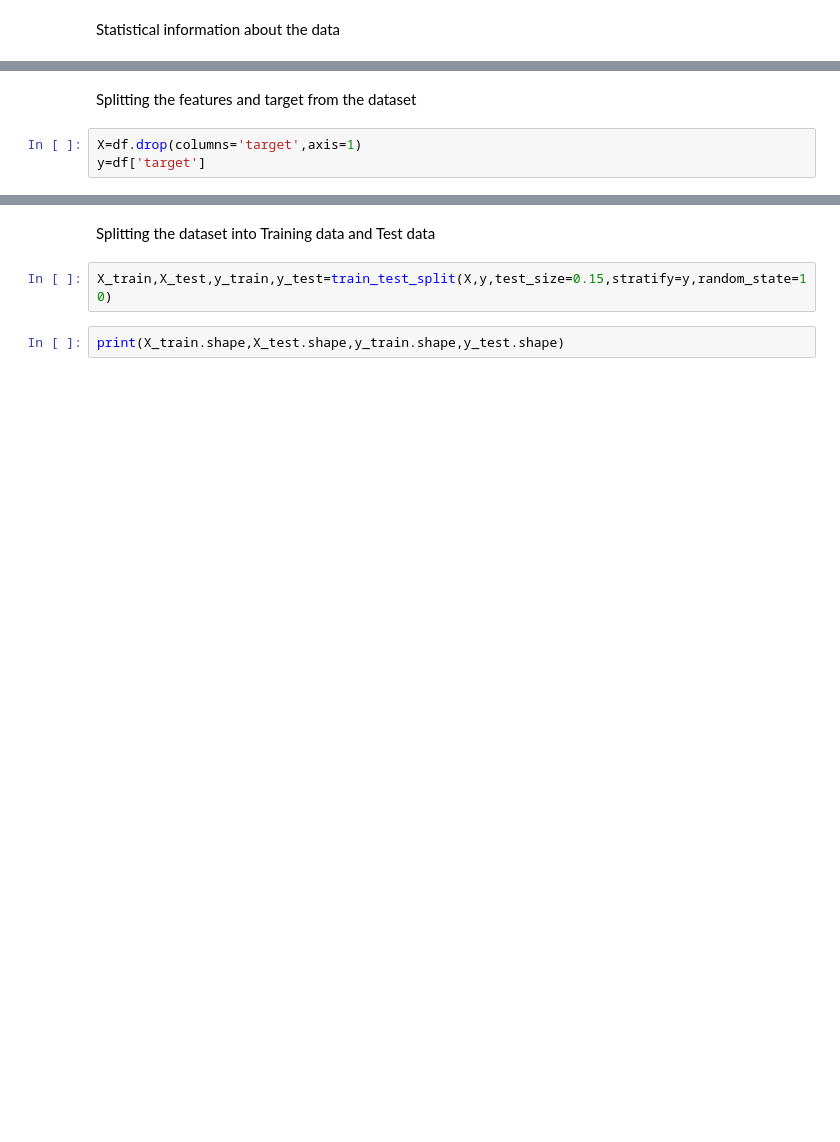
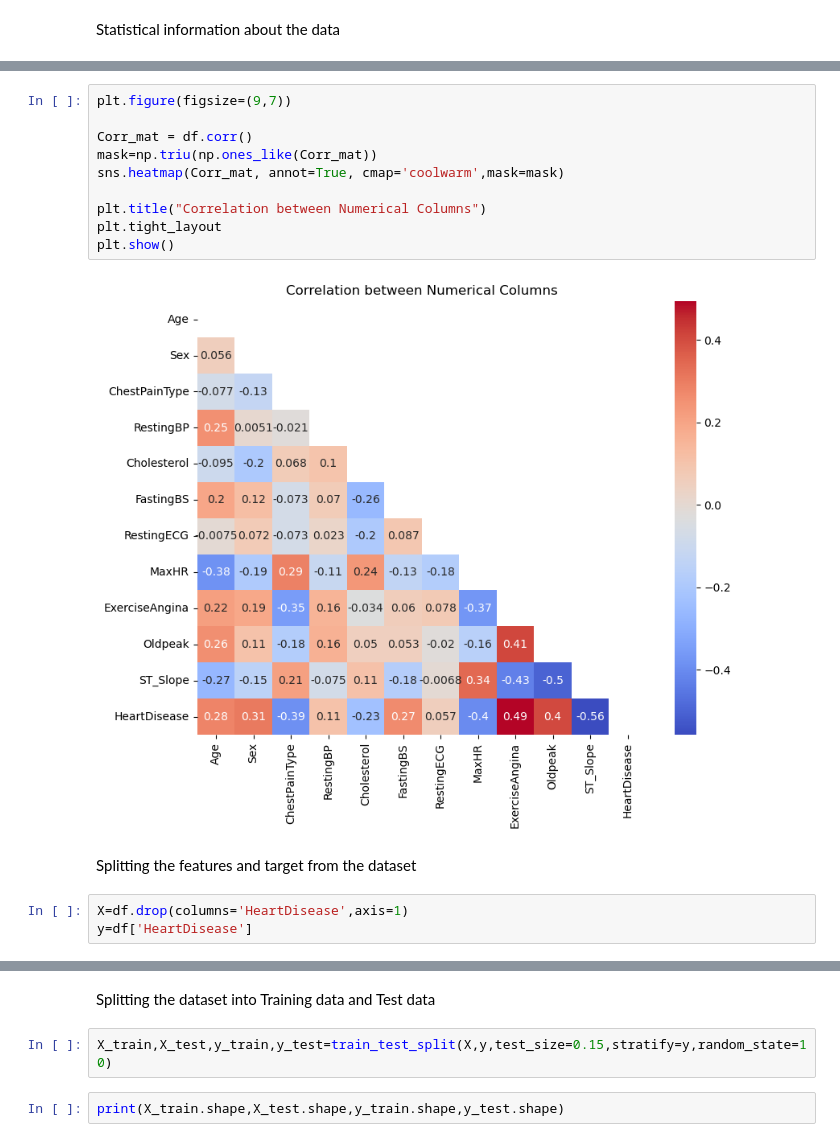
Before and after one commit to HimadriNeogi/Heart_Disease, a Jupyter notebook: Heart_disease_prediction.ipynb, the cells around one changed output, grey strips where cells are left out. Cells and saved outputs as stored; diff of their text form; blank space fills up the shorter version.

```diff
--- a/Heart_disease_prediction.ipynb
+++ b/Heart_disease_prediction.ipynb
@@ -75,8 +171,20 @@ pd.DataFrame(df["target"].value_counts())
+# %%
+plt.figure(figsize=(9,7))
+
+Corr_mat = df.corr()
+mask=np.triu(np.ones_like(Corr_mat))
+sns.heatmap(Corr_mat, annot=True, cmap='coolwarm',mask=mask)
+
+plt.title("Correlation between Numerical Columns")
+plt.tight_layout
+plt.show()
+# %% [output]
+[figure, added]
 # %% [markdown]
 Splitting the features and target from the dataset
 # %%
-X=df.drop(columns='target',axis=1)
-y=df['target']
+X=df.drop(columns='HeartDisease',axis=1)
+y=df['HeartDisease']
 # %%
 X.head()
 # %% [output]
```
Also changed, not shown: parts of 55 cells of this notebook.
